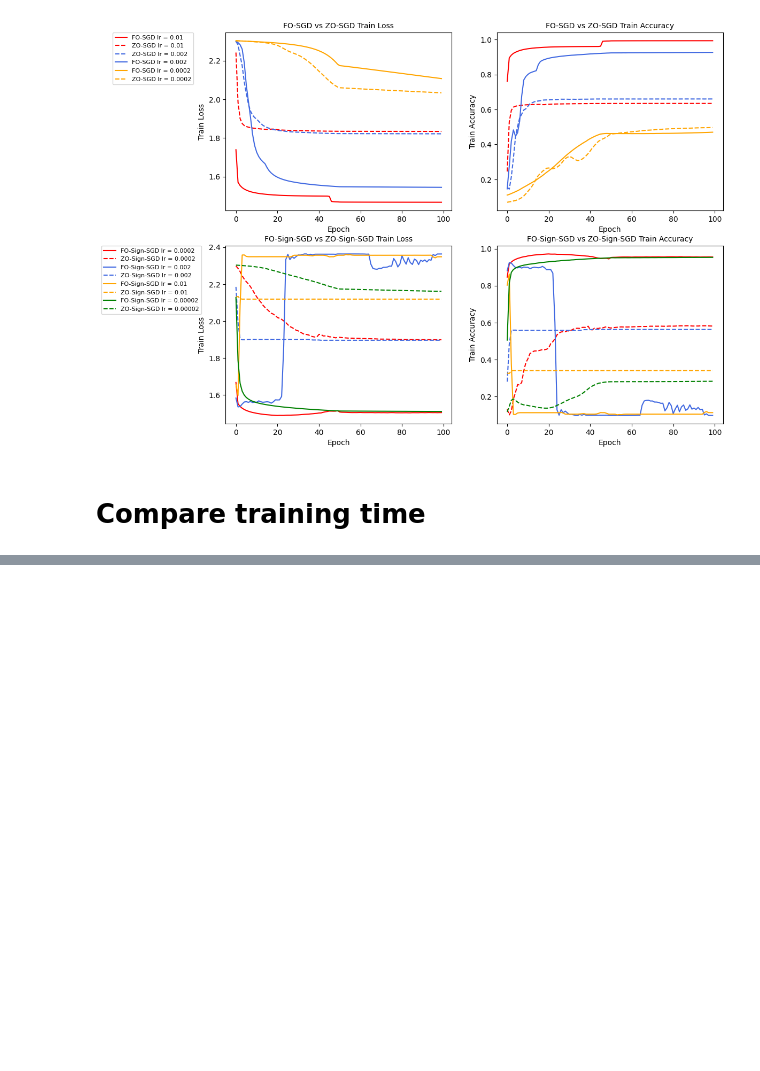
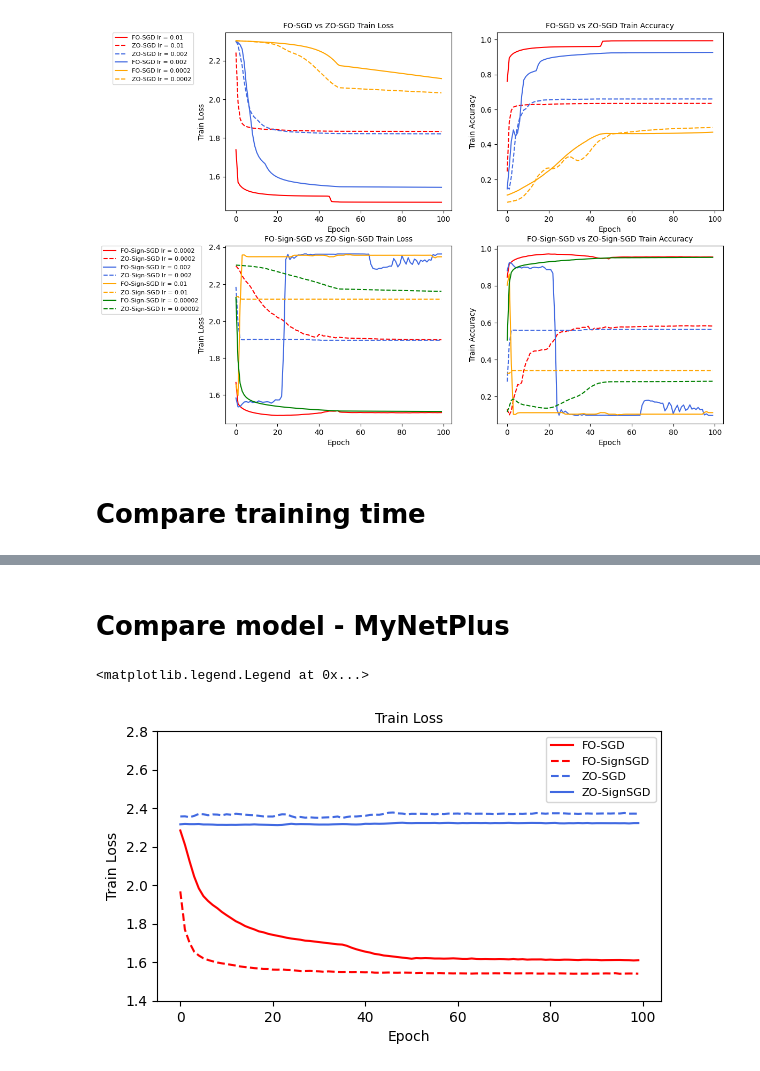
Before and after one commit to Ivonne320/ZO-SGD_vs_FO-SGD, a Jupyter notebook: data_analysis.ipynb, the cells around one changed output, grey strips where cells are left out. Drawn from its saved outputs; the diff is of its cells as text; code cells hidden in the pictures; blank space fills up the shorter version.

```diff
--- a/data_analysis.ipynb
+++ b/data_analysis.ipynb
@@ -372,0 +367,28 @@ visualize_accuracy(name_list, metric_list, "Training Accuracy with Hybrid ZO/FO
+# %% [markdown]
+# Compare model - MyNetPlus
+# %%
+path = "./metrics/"
+df_metrics_mynetplus = {}
+files_mynetplus = ["compareModel_mynetplus_fo_sgd-ep_98-lr_0.0002-momentum_0.9.csv",
+                   "compareModel_mynetplus_fo_sign_sgd-ep_99-lr_0.0002.csv",
+                   "compareModel_mynetplus_zo_sgd-ep_29-lr_0.0002-eps_0.001.csv",
+                   "compareModel_mynetplus_zo_sign_sgd-ep_37-lr_0.0002-eps_0.001.csv"]
+optimizer = ["fo_sgd", "fo_sign_sgd", "zo_sgd", "zo_sign_sgd"]
+
+for optim, file in zip(optimizer, files_mynetplus):
+    df_metrics_mynetplus[optim] = pd.read_csv(path + file)
+
+fig, ax = plt.subplots(1, 1, figsize=(6.5, 3.5))
+# zo_sgd vs fo_sgd train loss
+ax.plot(df_metrics_mynetplus["fo_sgd"]['train_loss'],label="FO-SGD",color='red')
+ax.plot(df_metrics_mynetplus["fo_sign_sgd"]['train_loss'],label="FO-SignSGD",linestyle='dashed',color='red')
+ax.plot(df_metrics_mynetplus["zo_sgd"]['train_loss'],label="ZO-SGD",linestyle='dashed',color='royalblue')
+ax.plot(df_metrics_mynetplus["zo_sign_sgd"]['train_loss'],label="ZO-SignSGD",color='royalblue')
+ax.set_title("Train Loss",fontsize=10)
+ax.set_xlabel("Epoch")
+ax.set_ylabel('Train Loss')
+ax.set_ylim([1.4, 2.8])
+ax.legend(loc="upper right", fontsize=8)
+# %% [output]
+<matplotlib.legend.Legend at 0x...>
+[figure, added]
```
Also changed, not shown: parts of 7 cells of this notebook.
